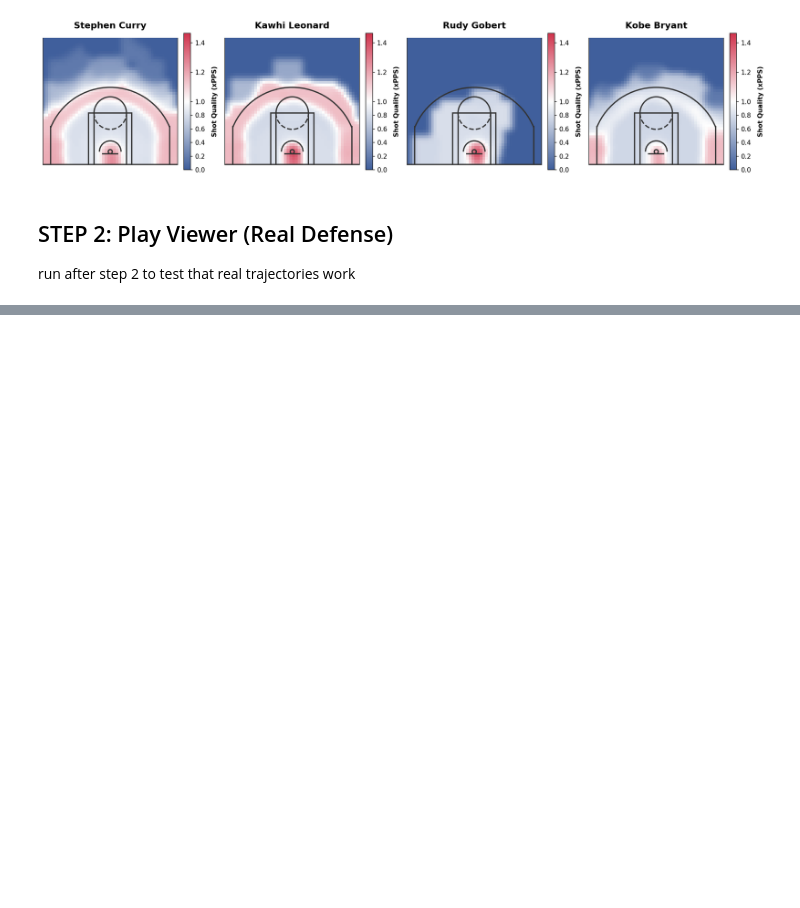
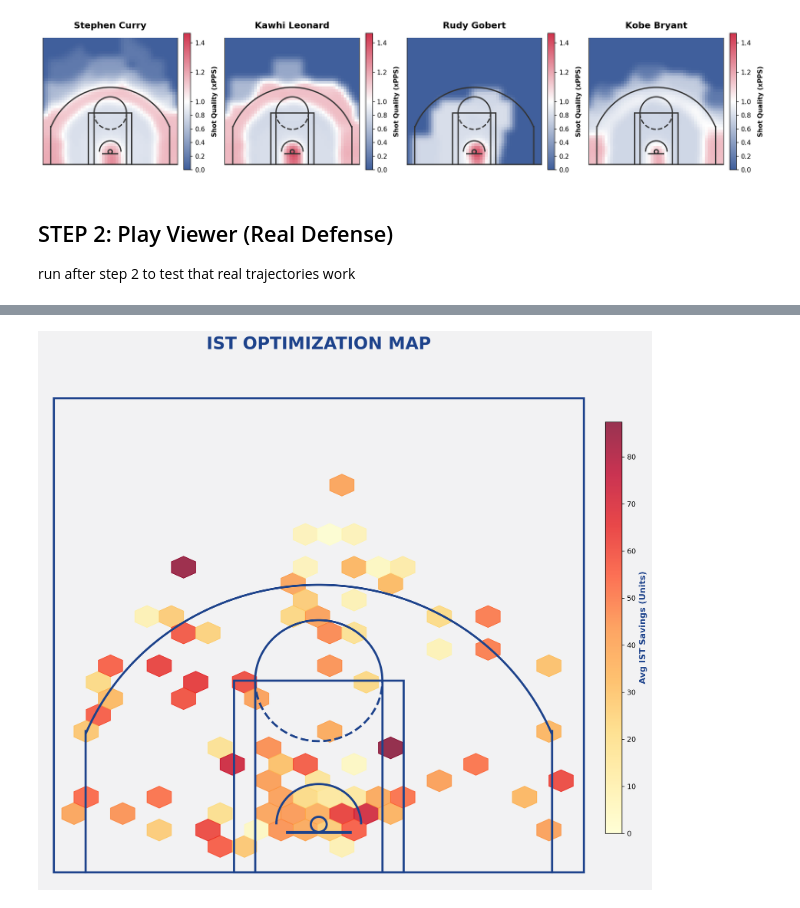
Before and after one commit to cadenpascual/kawhi, a Jupyter notebook: notebooks/Quickstart_Demo.ipynb, the cells around one changed output, grey strips where cells are left out. Drawn from its saved outputs; the diff is of its cells as text; code cells hidden in the pictures; blank space fills up the shorter version.

```diff
--- a/notebooks/Quickstart_Demo.ipynb
+++ b/notebooks/Quickstart_Demo.ipynb
@@ -71,0 +83,4 @@ interactive(children=(Dropdown(description='Optuna Trial:', options=(130, 120, 1
+# %%
+plot_ist_optimization_map(final_df)
+# %% [output]
+[figure, added]
```
Also changed, not shown: parts of 7 cells of this notebook, 9 other files.
